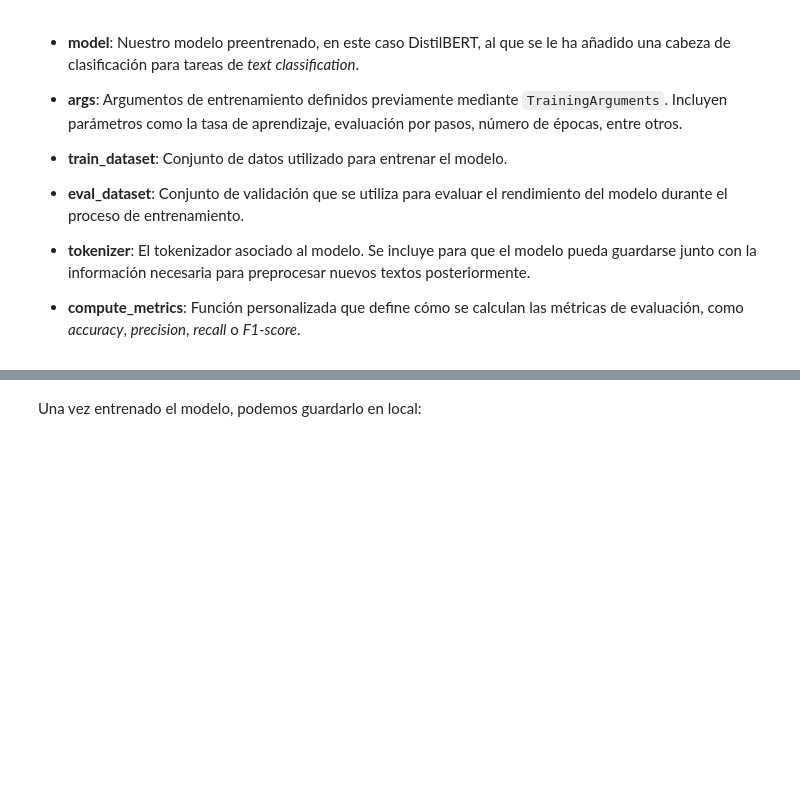
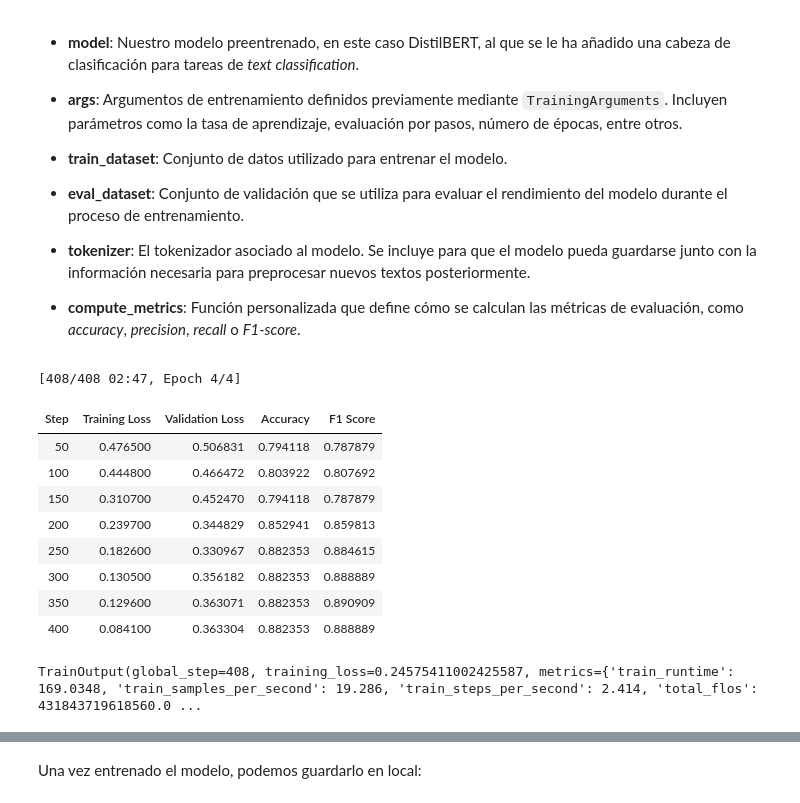
Before and after one commit to antoniotrapote/text-mining, a Jupyter notebook: 05_TextClassification_FeaturesAndLM.ipynb, the cells around one changed output, grey strips where cells are left out. Cells and saved outputs as stored; diff of their text form; code cells hidden in the pictures; blank space fills up the shorter version.

```diff
--- a/05_TextClassification_FeaturesAndLM.ipynb
+++ b/05_TextClassification_FeaturesAndLM.ipynb
@@ -591,5 +715,5 @@ model_name = ________________________________ #  'distilbert/distilbert-base-unc
 # %%
-tokenizer = AutoTokenizer._________________ # from_pretrained(model_name)
+tokenizer = AutoTokenizer.from_pretrained(model_name) # from_pretrained(model_name)
 # %% [markdown]
 Aquí vemos cómo el tokenizer divide el texto en subpalabras. Por ejemplo, palabras como "zebras" pueden dividirse en tokens como "zebra" y "##s" si no están en el vocabulario completo del modelo.  Este enfoque permite al modelo manejar cualquier palabra, incluso si no la ha visto durante su preentrenamiento, además de reducir el tamaño del vocabulario.
 # %%
@@ -603,9 +740,9 @@ def preprocess_function(examples):
     # Tokenizar el texto
     return tokenizer(examples['tweet_text'], padding="max_length", truncation=True)
 # %%
-train_dataset = train_dataset.map(________________, batched=True) # preprocess_function
-dev_dataset = dev_dataset.map(_______________, batched=True) # preprocess_function
-test_dataset = test_dataset.map(_______________, batched=True) # preprocess_function
+train_dataset = train_dataset.map(preprocess_function, batched=True) # preprocess_function
+dev_dataset = dev_dataset.map(preprocess_function, batched=True) # preprocess_function
+test_dataset = test_dataset.map(preprocess_function, batched=True) # preprocess_function
 # %% [markdown]
 ### Fine-tuning
 # %% [markdown]
@@ -618,4 +755,4 @@ from transformers import AutoModelForSequenceClassification, TrainingArguments,
 id2label = {0: "NO_MOLESTIA", 1: "MOLESTIA"}
 label2id = {"NO_MOLESTIA": 0, "MOLESTIA": 1}
 
-model = ________________________________
+model = AutoModelForSequenceClassification.from_pretrained(model_name, num_labels=2, id2label=id2label, label2id=label2id)
@@ -695,16 +835,28 @@ Ya tenemos el modelo, los datos, los argumentos de entrenamiento y la función d
 - **compute_metrics**: Función personalizada que define cómo se calculan las métricas de evaluación, como *accuracy*, *precision*, *recall* o *F1-score*.
 # %%
 trainer = Trainer(
-    model=__________________,  # model
-    args=_________________,  # training_args
-    train_dataset=  ____________,  # train_dataset
-    eval_dataset= ___________,  # dev_dataset
-    tokenizer=___________ ,# tokenizer
-    compute_metrics= _______________, # compute_metrics
+    model=model,  # model
+    args=training_args,  # training_args
+    train_dataset=train_dataset,  # train_dataset
+    eval_dataset=dev_dataset,  # dev_dataset
+    tokenizer=tokenizer ,# tokenizer
+    compute_metrics=compute_metrics, # compute_metrics
     #callbacks=[EarlyStoppingCallback(early_stopping_patience=2) # Podriamoshacer une arly stop
 )
 # %%
-trainer.__________________  #train()
+trainer.train() #train()
+# %% [output]
+[408/408 02:47, Epoch 4/4]
+| Step | Training Loss | Validation Loss | Accuracy | F1 Score |
+| 50 | 0.476500 | 0.506831 | 0.794118 | 0.787879 |
+| 100 | 0.444800 | 0.466472 | 0.803922 | 0.807692 |
+| 150 | 0.310700 | 0.452470 | 0.794118 | 0.787879 |
+| 200 | 0.239700 | 0.344829 | 0.852941 | 0.859813 |
+| 250 | 0.182600 | 0.330967 | 0.882353 | 0.884615 |
+| 300 | 0.130500 | 0.356182 | 0.882353 | 0.888889 |
+| 350 | 0.129600 | 0.363071 | 0.882353 | 0.890909 |
+| 400 | 0.084100 | 0.363304 | 0.882353 | 0.888889 |
+TrainOutput(global_step=408, training_loss=0.24575411002425587, metrics={'train_runtime': 169.0348, 'train_samples_per_second': 19.286, 'train_steps_per_second': 2.414, 'total_flos': 431843719618560.0 ...
 # %%
 import pandas as pd
 import matplotlib.pyplot as plt
```
Also changed, not shown: parts of 54 cells of this notebook.
